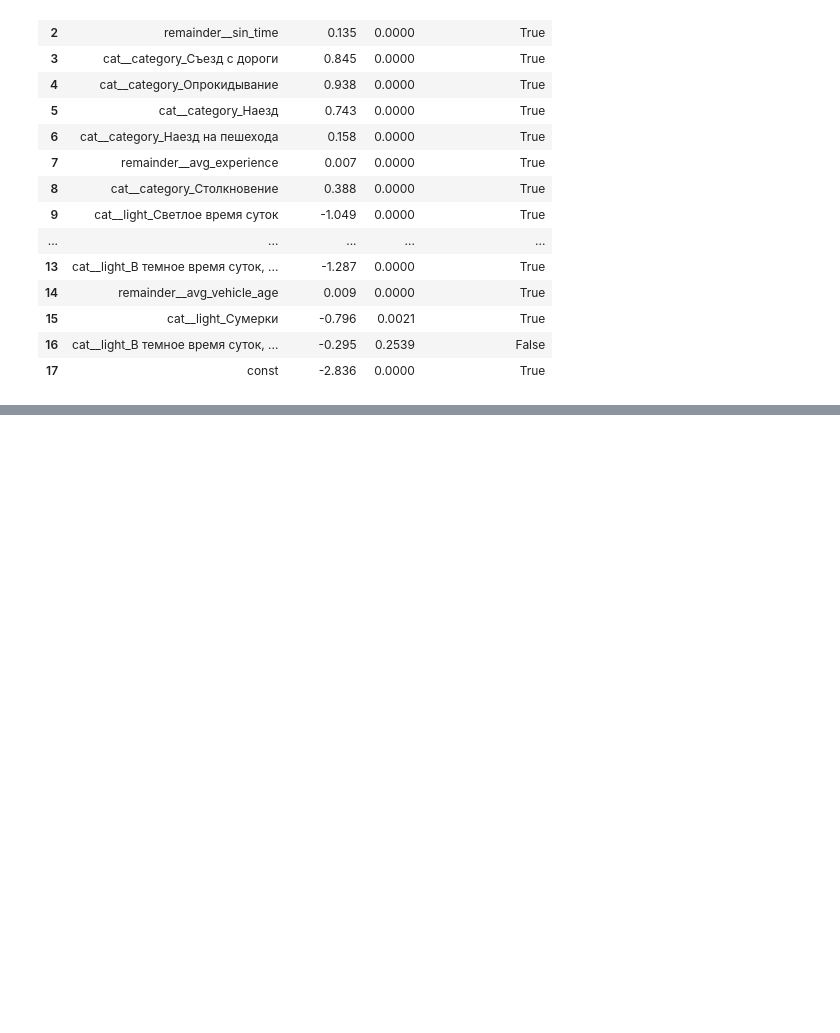
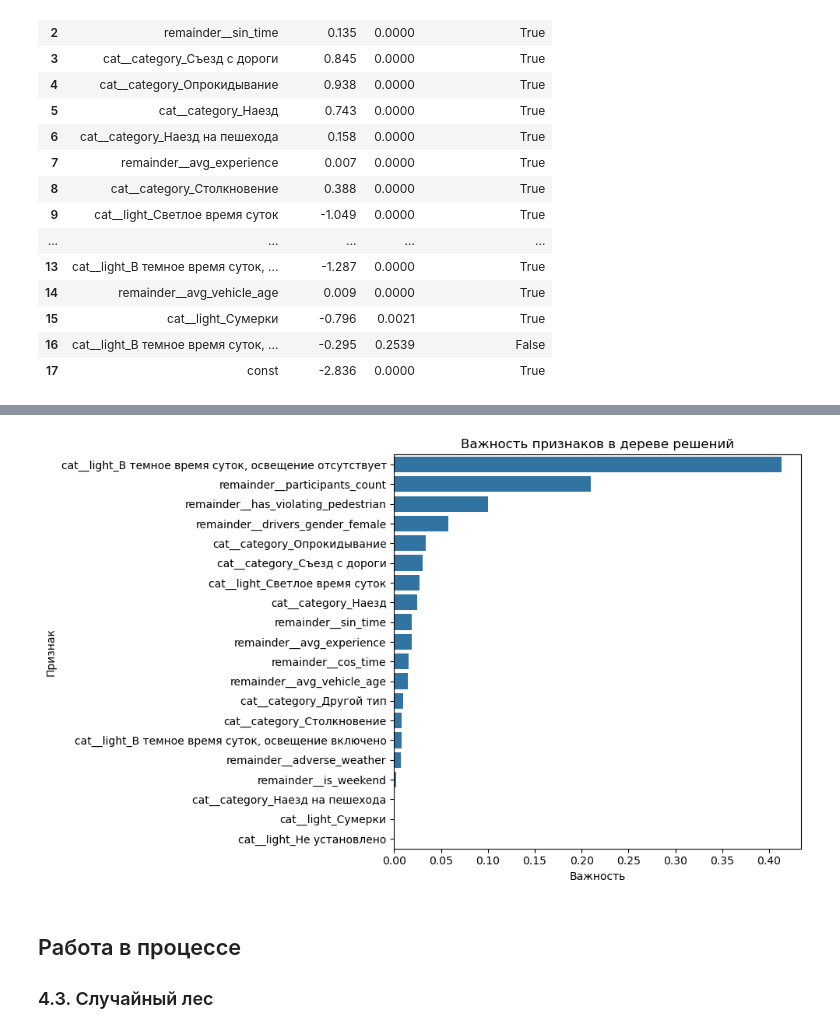
Before and after one commit to odaiseas/Road-Crash-Analysis, a Jupyter notebook: notebooks/03_statistical_modeling.ipynb, the cells around one changed output, grey strips where cells are left out. Saved outputs shown, nothing was run; the diff lists cells and outputs as text; code cells hidden in the pictures; blank space fills up the shorter version.

Commit message:
Update notebooks/03_statistical_modeling with decision tree model and README.md.

```diff
--- a/notebooks/03_statistical_modeling.ipynb
+++ b/notebooks/03_statistical_modeling.ipynb
@@ -511,0 +593,32 @@ plot_significant_coefs(coef_nb, plot_path)
+# %%
+import pandas as pd
+from sklearn.compose import ColumnTransformer
+from sklearn.preprocessing import OneHotEncoder
+
+# Список категориальных переменных
+categorical_columns = ['category', 'light']
+
+# Настройка ColumnTransformer для one-hot encoding всех категорий
+preprocessor = ColumnTransformer(
+    transformers=[
+        ('cat', OneHotEncoder(sparse_output=False), categorical_columns)
+    ],
+    remainder='passthrough'  # Сохранение числовых и бинарных столбцов
+)
+
+# Применение трансформации к данным
+df_classification = pd.DataFrame(
+    preprocessor.fit_transform(df_processed),
+    columns=preprocessor.get_feature_names_out()
+)
+
+# Приведение всех столбцов к числовому типу
+df_classification = df_classification.apply(lambda col: pd.to_numeric(col, errors='coerce'))
+
+# Удаление лишних столбцов
+df_classification = df_classification.drop(columns=df_classification.select_dtypes(include='object').columns)
+
+df_classification = df_classification.drop(columns=[
+    'remainder__dead_count',
+    'remainder__injured_count'
+])
@@ -511,0 +762,13 @@ plot_significant_coefs(coef_nb, plot_path)
+# %%
+plt.figure(figsize=(10, 6))
+sns.barplot(x=feature_importance['Важность'], y=feature_importance['Признак'])
+plt.title('Важность признаков в дереве решений')
+plt.xlabel('Важность')
+plt.tight_layout()
+plt.savefig(f"{FIG_DIR}/tree_feature_importance.png")
+plt.show()
+# %% [output]
+[figure, added]
+# %% [markdown]
+## Работа в процессе
+### 4.3. Случайный лес
```
Also changed, not shown: parts of 18 cells of this notebook, 5 other files.
